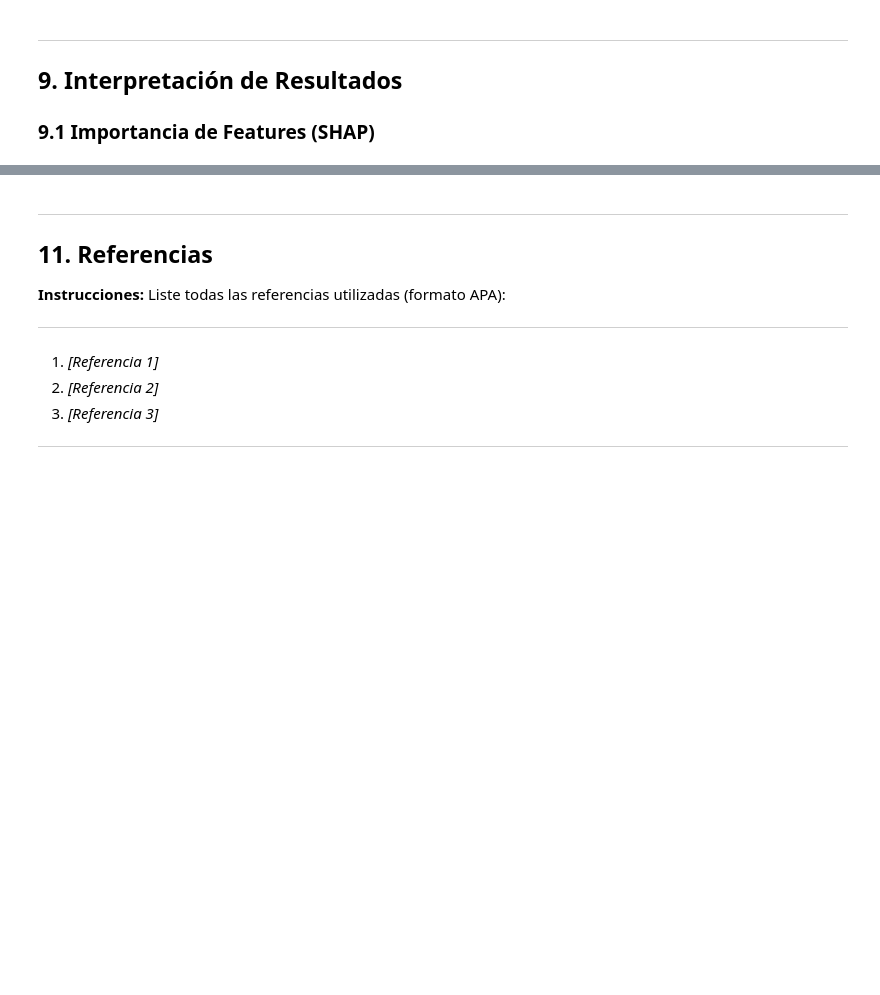
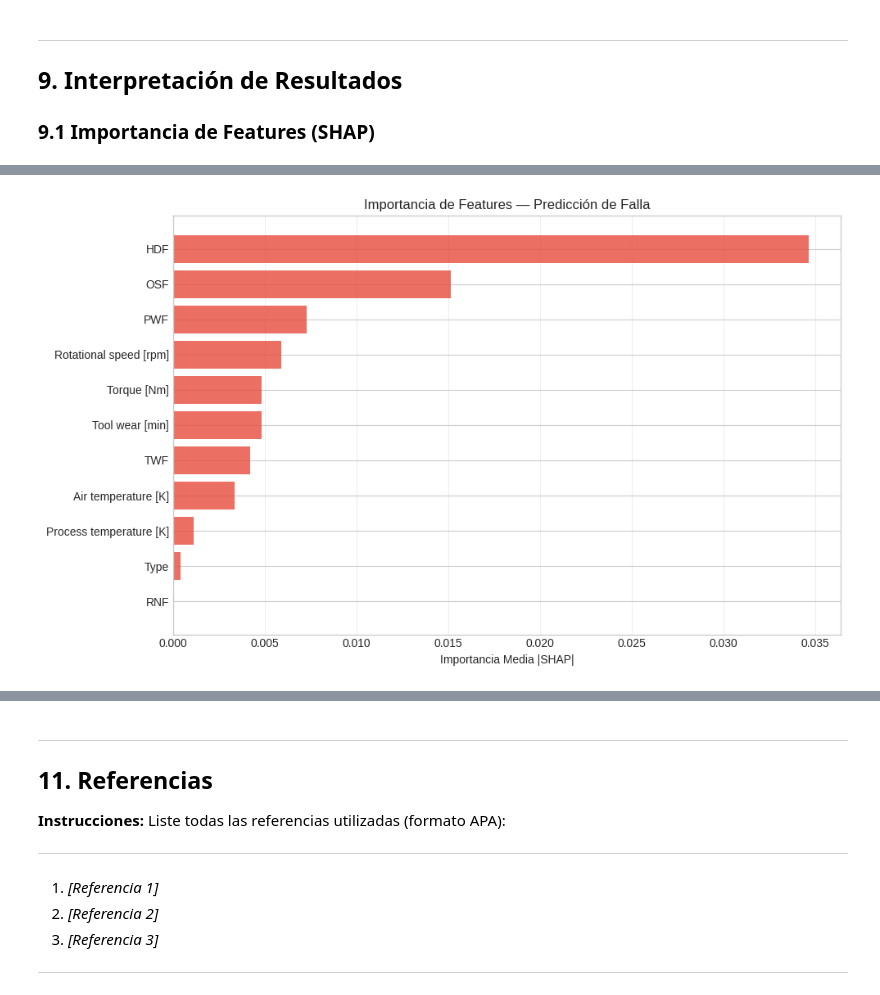
Before and after one commit to jcmelez-design/AML-Final-MELENDEZ-JEAN, a Jupyter notebook: final_project.ipynb, the cells around one changed output, grey strips where cells are left out. Cells and saved outputs as stored; diff of their text form; code cells hidden in the pictures; blank space fills up the shorter version.

```diff
--- a/final_project.ipynb
+++ b/final_project.ipynb
@@ -606,8 +766,15 @@ print(f"\nVariables categóricas encontradas: {categorical_cols}")
 # =====================================================
 # COMPLETE AQUÍ: Aplique su estrategia de codificación
 # =====================================================
+# Eliminar columnas no predictoras (identificadores)
+df_clean = df_clean.drop(columns=['UDI', 'Product ID'])
+print("✅ Eliminadas columnas no predictoras: UDI, Product ID")
 
-
+# Label Encoding para variable Type (L, M, H → ordinal por calidad)
+le = LabelEncoder()
+df_clean['Type'] = le.fit_transform(df_clean['Type'])
+print(f"✅ Label Encoding aplicado a Type:")
+print(f"   {dict(zip(le.classes_, le.transform(le.classes_)))}")
 
 print(f"\n✅ Codificación completada")
 print(f"   Dimensiones finales: {df_clean.shape}")
@@ -1408,3 +1839,65 @@ plt.show()
 ## 9. Interpretación de Resultados
 
 ### 9.1 Importancia de Features (SHAP)
+# %%
+# =====================================================
+# 9.1 SHAP - VERSIÓN FINAL
+# =====================================================
+
+import shap
+import numpy as np
+import pandas as pd
+
+print("=" * 60)
+print("ANÁLISIS DE IMPORTANCIA DE FEATURES (SHAP)")
+print("=" * 60)
+
+rf_model = baselines['Random Forest']
+X_sample = X_test.iloc[:100]
+
+explainer = shap.TreeExplainer(rf_model)
+shap_values = explainer.shap_values(X_sample)
+
+# Debug para ver la forma
+print(f"Tipo shap_values: {type(shap_values)}")
+if isinstance(shap_values, list):
+    print(f"Número de clases: {len(shap_values)}")
+    print(f"Shape clase 0: {np.array(shap_values[0]).shape}")
+    print(f"Shape clase 1: {np.array(shap_values[1]).shape}")
+    sv = np.array(shap_values[1])
+else:
+    print(f"Shape: {np.array(shap_values).shape}")
+    sv = np.array(shap_values)
+
+# Si sv es 3D tomar primera dimensión
+if sv.ndim == 3:
+    sv = sv[:, :, 1]
+
+print(f"\nShape final sv: {sv.shape}")
+
+# Calcular importancia
+importance = np.abs(sv).mean(axis=0)
+print(f"Shape importance: {importance.shape}")
+print(f"Columnas X_test: {len(X_test.columns)}")
+
+feature_importance = pd.DataFrame({
+    'Feature': X_test.columns,
+    'SHAP_importance': importance
+}).sort_values('SHAP_importance', ascending=True)
+
+# Graficar
+fig, ax = plt.subplots(figsize=(10, 6))
+ax.barh(feature_importance['Feature'],
+        feature_importance['SHAP_importance'],
+        color='#e74c3c', alpha=0.8)
+ax.set_xlabel('Importancia Media |SHAP|')
+ax.set_title('Importancia de Features — Predicción de Falla')
+ax.grid(axis='x', alpha=0.3)
+plt.tight_layout()
+plt.show()
+
+print("\n📊 Ranking:")
+print(feature_importance.sort_values(
+    'SHAP_importance', ascending=False).to_string(index=False))
+print("\n✅ Análisis SHAP completado")
+# %% [output]
@@ -1410,0 +1913 @@ plt.show()
+[figure, added]
```
Also changed, not shown: parts of 47 cells of this notebook.
